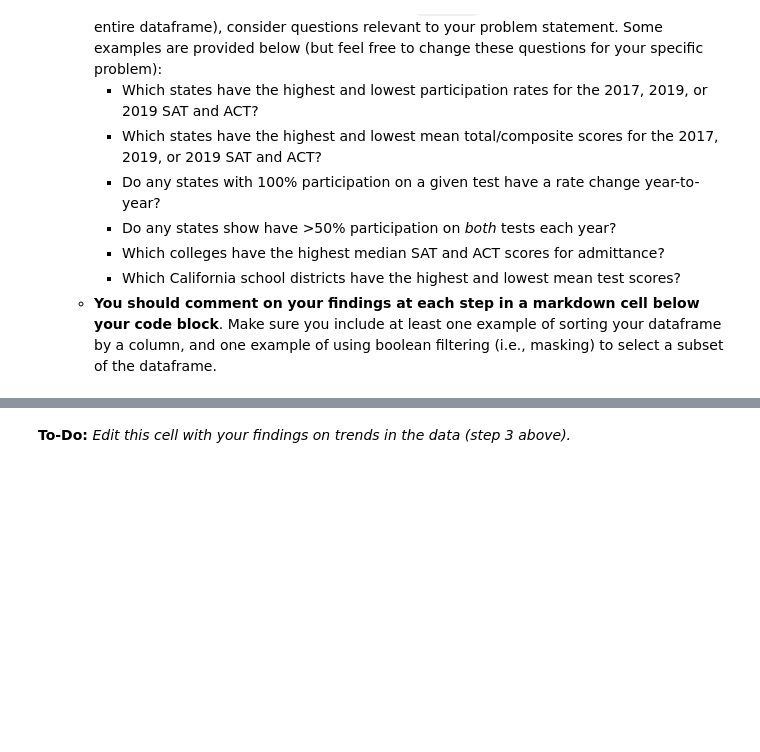
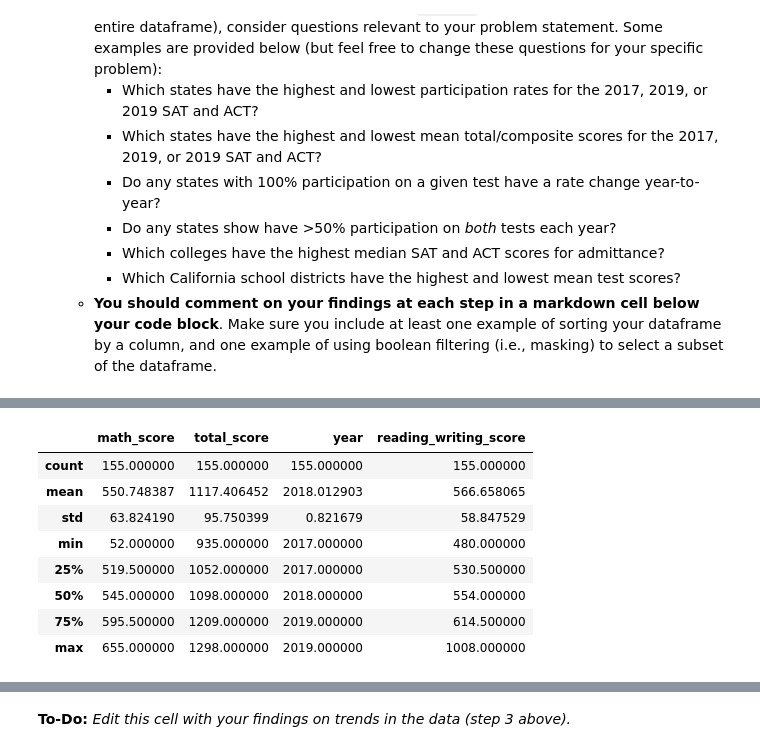
Before and after one commit to Avanyali/GA_SAT_ACT_Analysis, a Jupyter notebook: code/starter-code.ipynb, the cells around one changed output, grey strips where cells are left out. Drawn from its saved outputs; the diff is of its cells as text; code cells hidden in the pictures; blank space fills up the shorter version.

```diff
--- a/code/starter-code.ipynb
+++ b/code/starter-code.ipynb
@@ -319,3 +330,5 @@ sat_act = sat_act.dropna();
+# %%
+combined_sats['reading_writing_score'] = combined_sats['total_score'] - combined_sats['math_score']
 # %% [markdown]
 Check data types
 # %%
@@ -447,0 +495,12 @@ Complete the following steps to explore your data. You are welcome to do more ED
+# %%
+combined_sats.describe()
+# %% [output]
+|  | math_score | total_score | year | reading_writing_score |
+| count | 155.000000 | 155.000000 | 155.000000 | 155.000000 |
+| mean | 550.748387 | 1117.406452 | 2018.012903 | 566.658065 |
+| std | 63.824190 | 95.750399 | 0.821679 | 58.847529 |
+| min | 52.000000 | 935.000000 | 2017.000000 | 480.000000 |
+| 25% | 519.500000 | 1052.000000 | 2017.000000 | 530.500000 |
+| 50% | 545.000000 | 1098.000000 | 2018.000000 | 554.000000 |
+| 75% | 595.500000 | 1209.000000 | 2019.000000 | 614.500000 |
+| max | 655.000000 | 1298.000000 | 2019.000000 | 1008.000000 |
```
Also changed, not shown: parts of 18 cells of this notebook, 3 other files.
